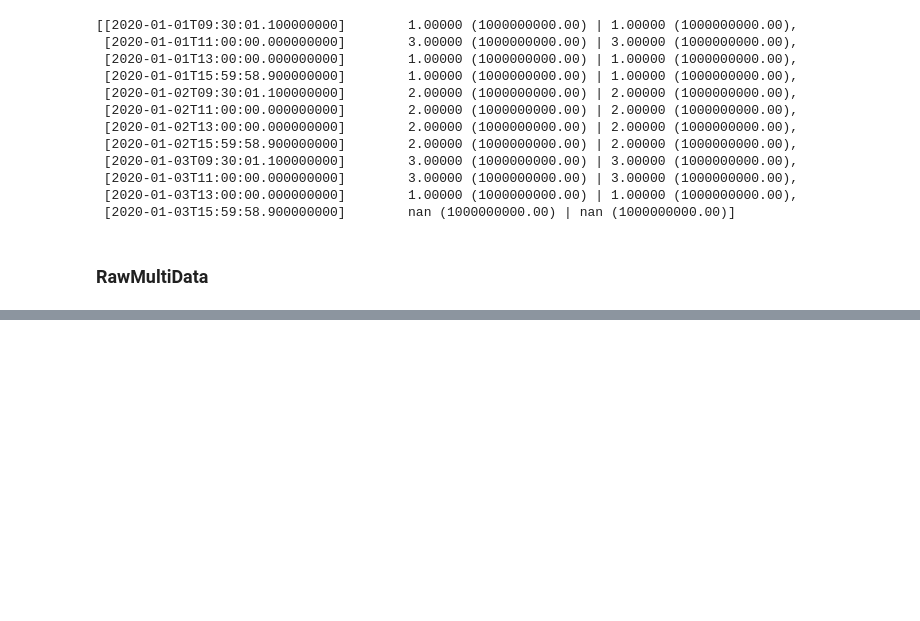
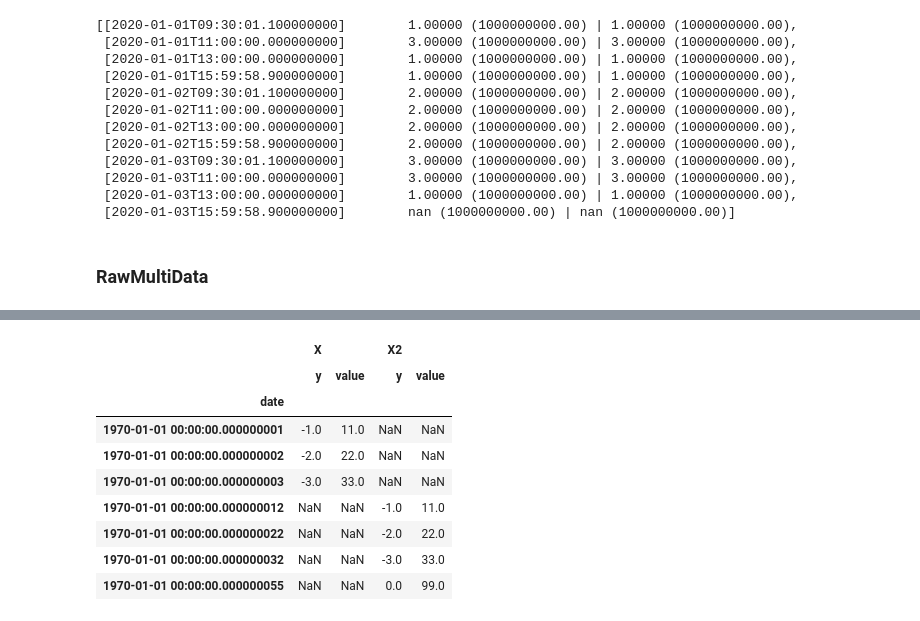
Before and after one commit to xLydianSoftware/Qubx, a Jupyter notebook: experiments/data/5.0 RawData holder and pyarrow.ipynb, the cells around one changed output, grey strips where cells are left out. Cells and saved outputs as stored; diff of their text form; code cells hidden in the pictures; blank space fills up the shorter version.

```diff
--- a/experiments/data/5.0 RawData holder and pyarrow.ipynb
+++ b/experiments/data/5.0 RawData holder and pyarrow.ipynb
@@ -267,4 +269,15 @@ dd.column_names
 # %%
 dm = RawMultiData([d1, d2])
 # %%
-dm.to_pd(1)
+dm.to_pd()
+# %% [output]
+|  | X |  | X2 |  |
+|  | y | value | y | value |
+| date |  |  |  |  |
+| 1970-01-01 00:00:00.000000001 | -1.0 | 11.0 | NaN | NaN |
+| 1970-01-01 00:00:00.000000002 | -2.0 | 22.0 | NaN | NaN |
+| 1970-01-01 00:00:00.000000003 | -3.0 | 33.0 | NaN | NaN |
+| 1970-01-01 00:00:00.000000012 | NaN | NaN | -1.0 | 11.0 |
+| 1970-01-01 00:00:00.000000022 | NaN | NaN | -2.0 | 22.0 |
+| 1970-01-01 00:00:00.000000032 | NaN | NaN | -3.0 | 33.0 |
+| 1970-01-01 00:00:00.000000055 | NaN | NaN | 0.0 | 99.0 |
```
Also changed, not shown: parts of 4 cells of this notebook, 1 other file.
